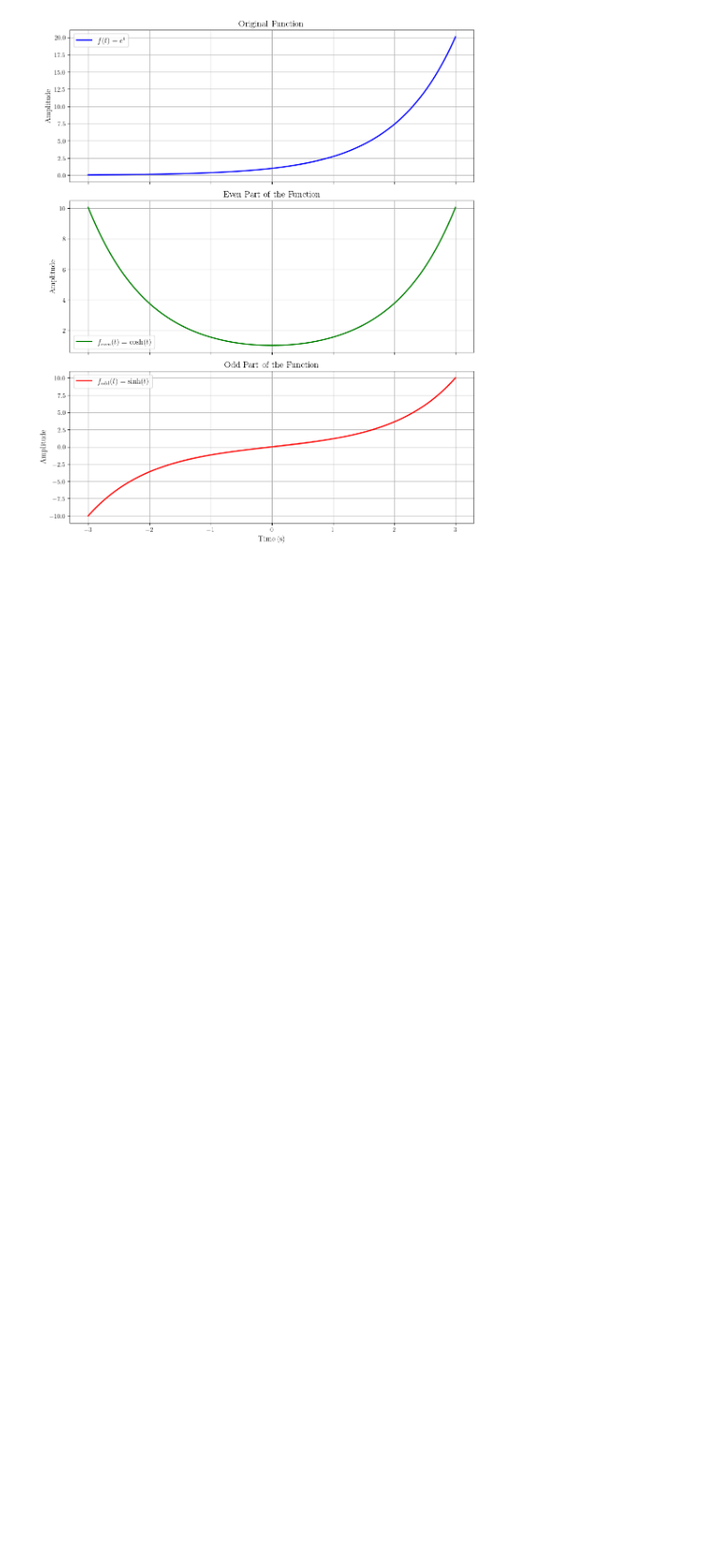
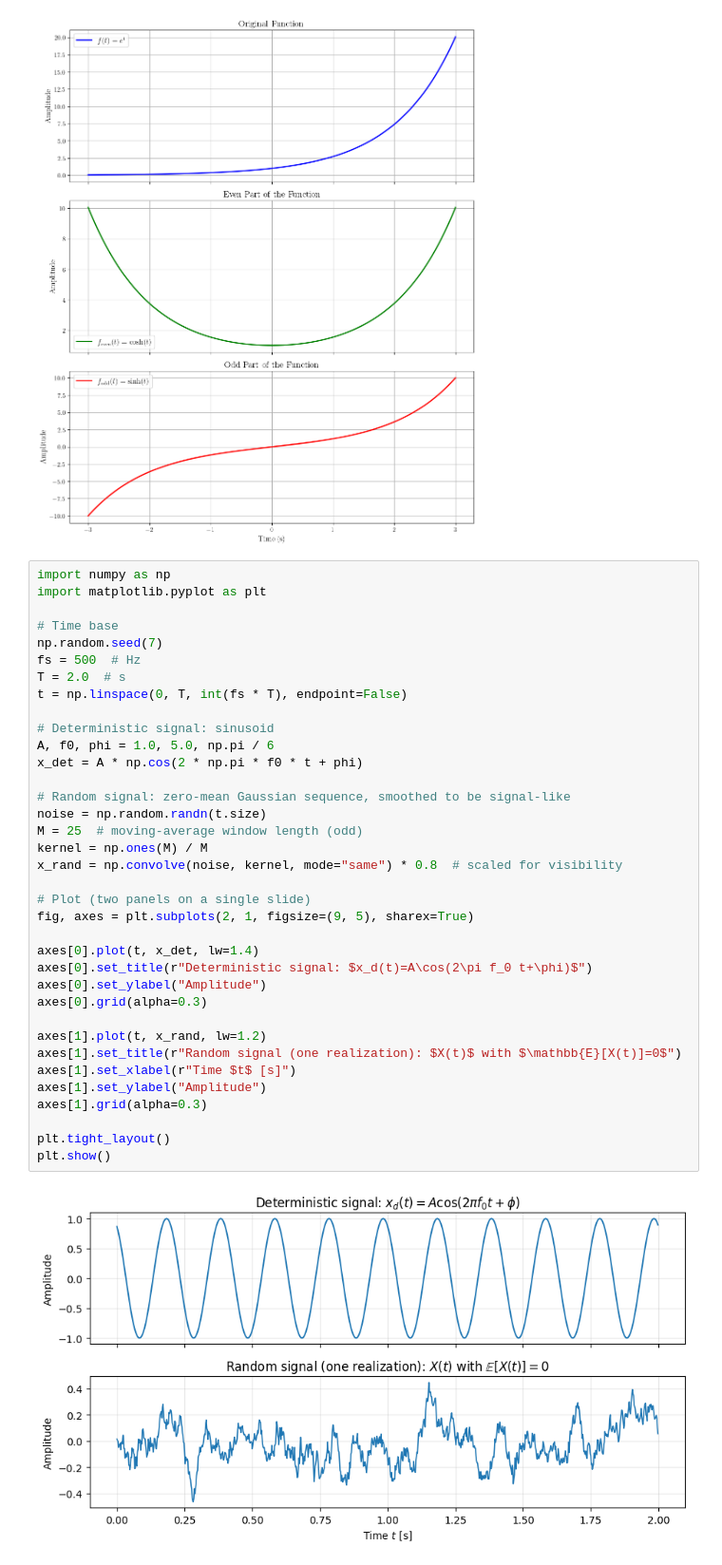
Before and after one commit to PabloCaicedoR/pablocaicedor.github.io, a Jupyter notebook: codigo/preparing_slides.ipynb, the cells around one changed output. Shown: that part at 95% size. Saved outputs shown, nothing was run; the diff lists cells and outputs as text; blank space fills up the shorter version.

```diff
--- a/codigo/preparing_slides.ipynb
+++ b/codigo/preparing_slides.ipynb
@@ -57,3 +57,41 @@ plt.tight_layout()
 plt.show()
 # %% [output]
 [figure]
+# %%
+import numpy as np
+import matplotlib.pyplot as plt
+
+# Time base
+np.random.seed(7)
+fs = 500  # Hz
+T = 2.0  # s
+t = np.linspace(0, T, int(fs * T), endpoint=False)
+
+# Deterministic signal: sinusoid
+A, f0, phi = 1.0, 5.0, np.pi / 6
+x_det = A * np.cos(2 * np.pi * f0 * t + phi)
+
+# Random signal: zero-mean Gaussian sequence, smoothed to be signal-like
+noise = np.random.randn(t.size)
+M = 25  # moving-average window length (odd)
+kernel = np.ones(M) / M
+x_rand = np.convolve(noise, kernel, mode="same") * 0.8  # scaled for visibility
+
+# Plot (two panels on a single slide)
+fig, axes = plt.subplots(2, 1, figsize=(9, 5), sharex=True)
+
+axes[0].plot(t, x_det, lw=1.4)
+axes[0].set_title(r"Deterministic signal: $x_d(t)=A\cos(2\pi f_0 t+\phi)$")
+axes[0].set_ylabel("Amplitude")
+axes[0].grid(alpha=0.3)
+
+axes[1].plot(t, x_rand, lw=1.2)
+axes[1].set_title(r"Random signal (one realization): $X(t)$ with $\mathbb{E}[X(t)]=0$")
+axes[1].set_xlabel(r"Time $t$ [s]")
+axes[1].set_ylabel("Amplitude")
+axes[1].grid(alpha=0.3)
+
+plt.tight_layout()
+plt.show()
+# %% [output]
+[figure, added]
```
Also changed, not shown: 4 other files.
